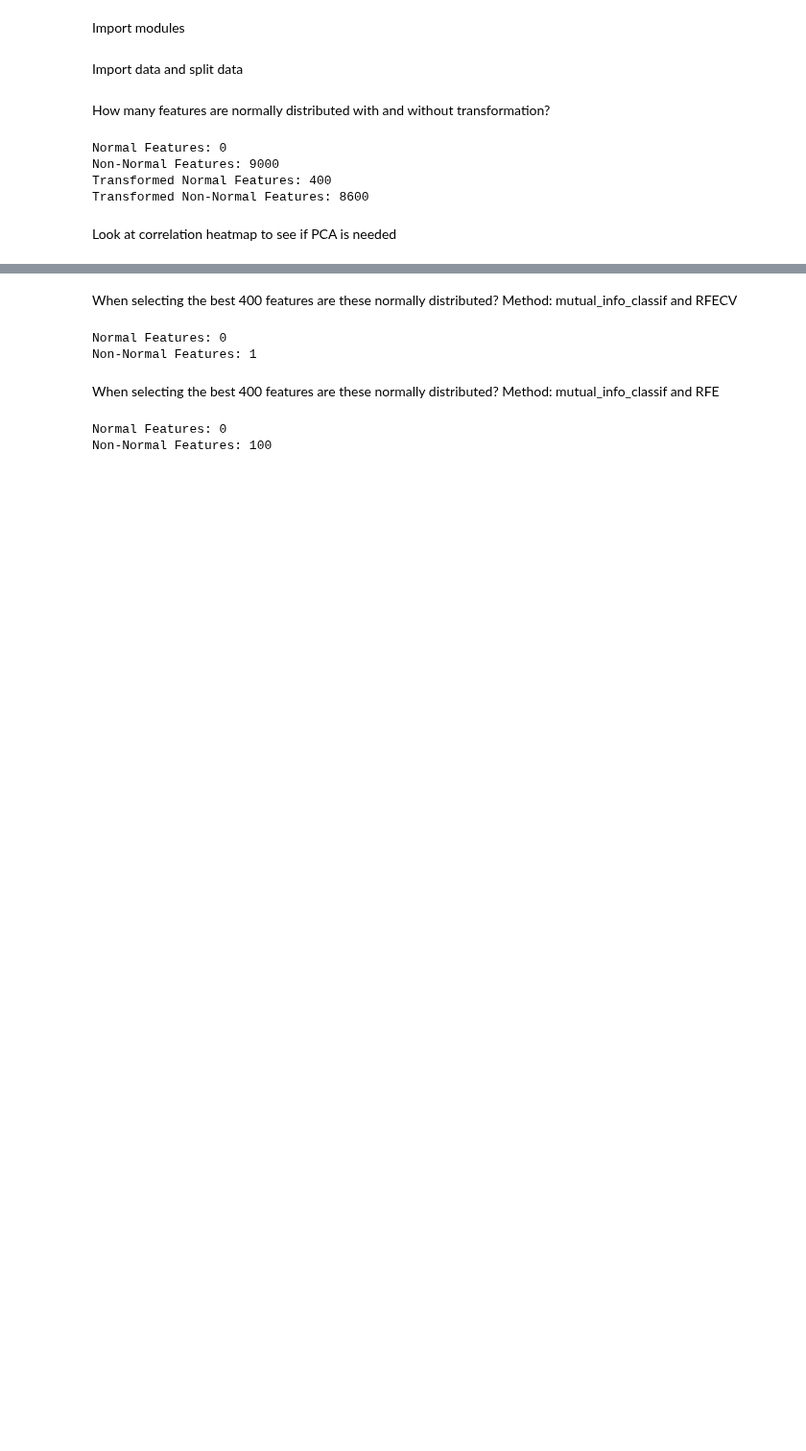
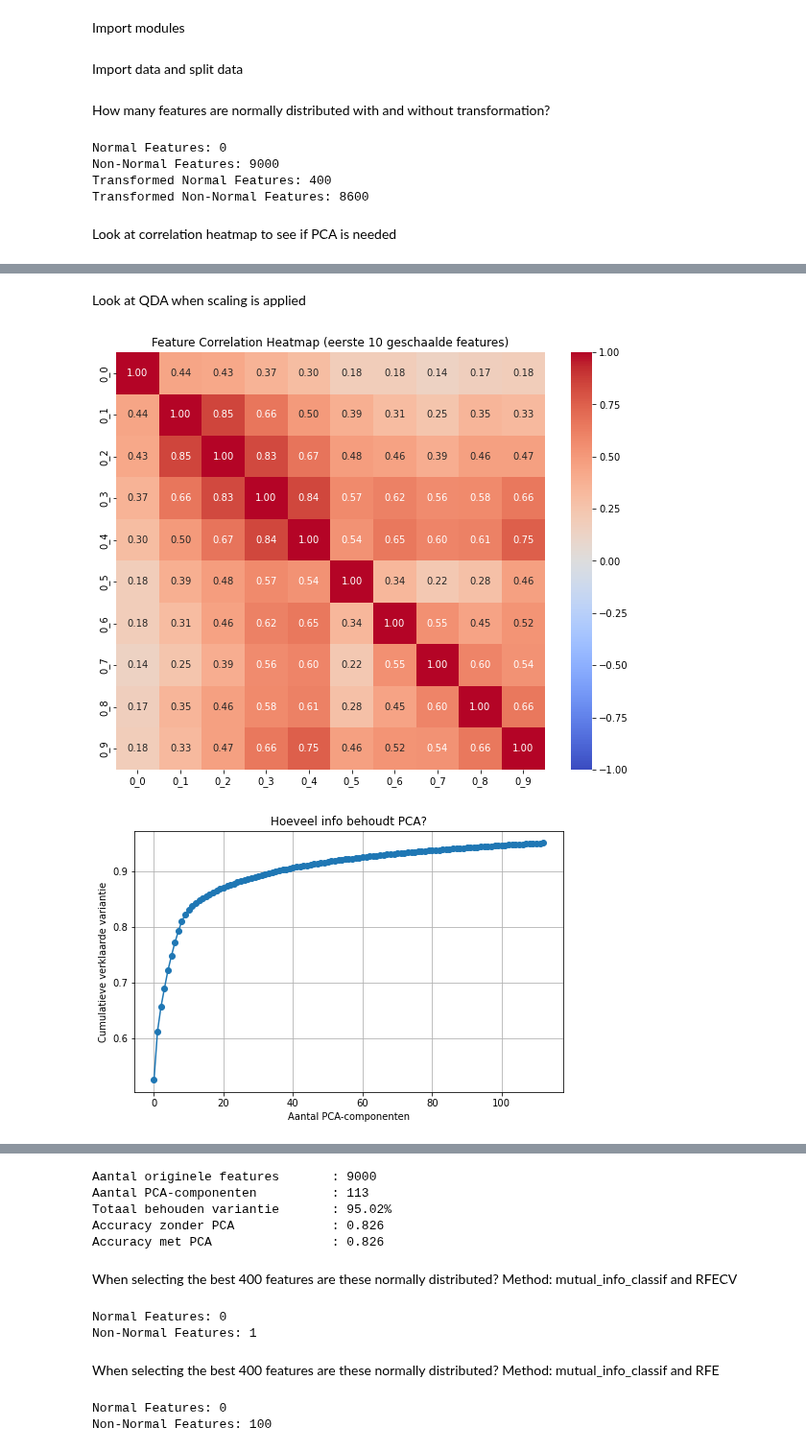
Before and after one commit to mjmklep/Machine-Learning-Group-8, a Jupyter notebook: assignment_ecg_qda.ipynb, the cells around one changed output, grey strips where cells are left out. Shown at 96% size. Saved outputs shown, nothing was run; the diff lists cells and outputs as text; code cells hidden in the pictures; blank space fills up the shorter version.

Commit message:
PCA met scaling

```diff
--- a/assignment_ecg_qda.ipynb
+++ b/assignment_ecg_qda.ipynb
@@ -75,0 +76,55 @@ plt.show()
+# %% [markdown]
+Look at QDA when scaling is applied
+# %%
+from sklearn import model_selection
+from sklearn.preprocessing import StandardScaler
+from sklearn.decomposition import PCA
+from sklearn.ensemble import RandomForestClassifier
+from sklearn.metrics import accuracy_score, confusion_matrix, ConfusionMatrixDisplay
+
+# Standard scaling
+scaler = StandardScaler()
+X_train_scaled = scaler.fit_transform(X_train)
+X_test_scaled = scaler.transform(X_test)
+
+# Heatmap van correlaties op geschaalde data (eerste 10 features)
+X_train_scaled_df = pd.DataFrame(X_train_scaled, columns=X_train.columns)
+correlation_matrix = X_train_scaled_df.iloc[:, :10].corr()
+
+plt.figure(figsize=(10, 8))
+sns.heatmap(correlation_matrix, cmap="coolwarm", center=0, vmin=-1, vmax=1, annot=True, fmt=".2f")
+plt.title("Feature Correlation Heatmap (eerste 10 geschaalde features)")
+plt.show()
+
+# PCA - retain 95% variance
+pca = PCA(n_components=0.95)
+X_train_pca = pca.fit_transform(X_train_scaled)
+X_test_pca = pca.transform(X_test_scaled)
+
+
+plt.figure(figsize=(8, 5))
+plt.plot(np.cumsum(pca.explained_variance_ratio_), marker='o')
+plt.xlabel('Aantal PCA-componenten')
+plt.ylabel('Cumulatieve verklaarde variantie')
+plt.title('Hoeveel info behoudt PCA?')
+plt.grid(True)
+plt.show()
+
+plt.figure(figsize=(8, 6))
+plt.scatter(X_train_pca[:, 0], X_train_pca[:, 1], c=y_train, cmap='viridis', s=10)
+plt.xlabel('PCA 1')
+plt.ylabel('PCA 2')
+plt.title('PCA visualisatie (eerste 2 componenten)')
+plt.colorbar(label='Label')
+plt.grid(True)
+plt.show()
+
+#Resultaten printen
+print(f"Aantal originele features       : {X_train.shape[1]}")
+print(f"Aantal PCA-componenten          : {X_train_pca.shape[1]}")
+print(f"Totaal behouden variantie       : {np.sum(pca.explained_variance_ratio_)*100:.2f}%")
+print(f"Accuracy zonder PCA             : {acc_orig:.3f}")
+print(f"Accuracy met PCA                : {acc_pca:.3f}")
+# %% [output]
+[figure, added]
+[figure, added]
@@ -76,3 +132,8 @@ plt.show()
+Aantal originele features       : 9000
+Aantal PCA-componenten          : 113
+Totaal behouden variantie       : 95.02%
+Accuracy zonder PCA             : 0.826
+Accuracy met PCA                : 0.826
 # %% [markdown]
 When selecting the best 400 features are these normally distributed? Method: mutual_info_classif and RFECV
 # %%
```
Also changed, not shown: parts of 2 cells of this notebook.
